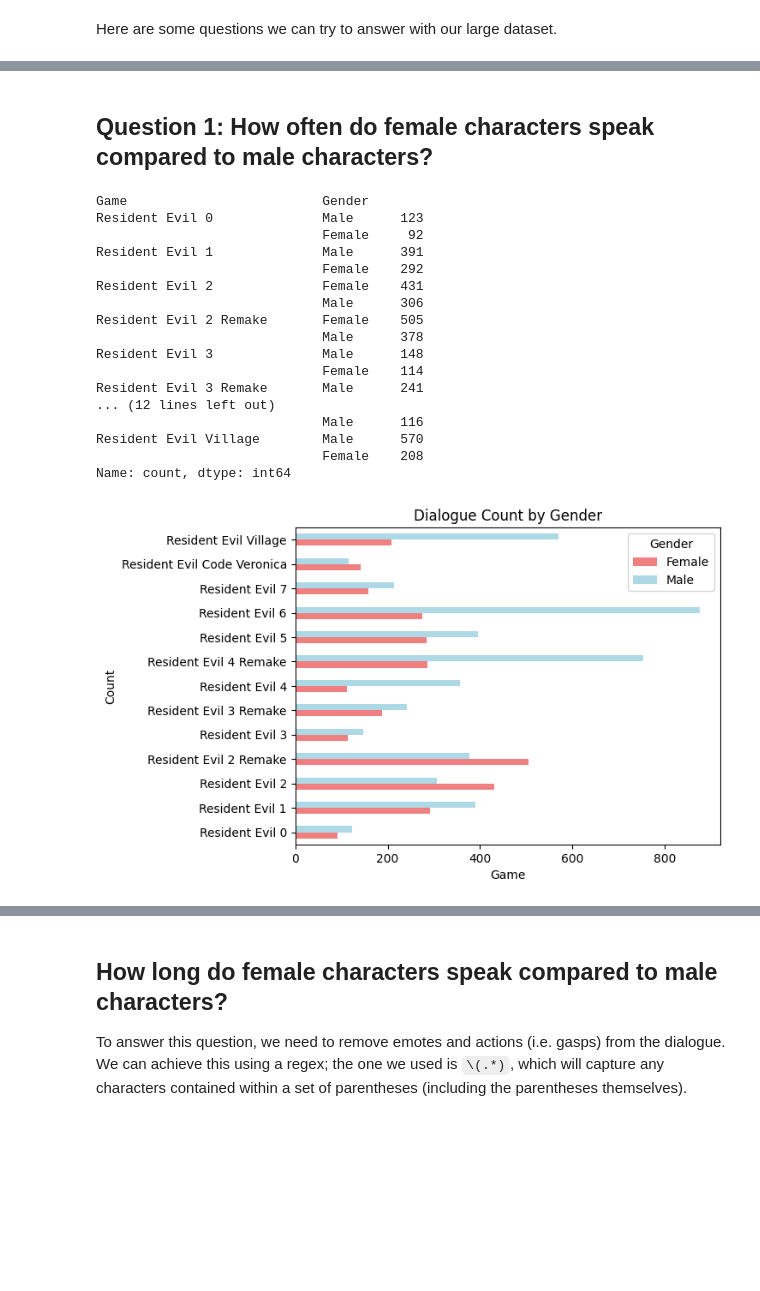
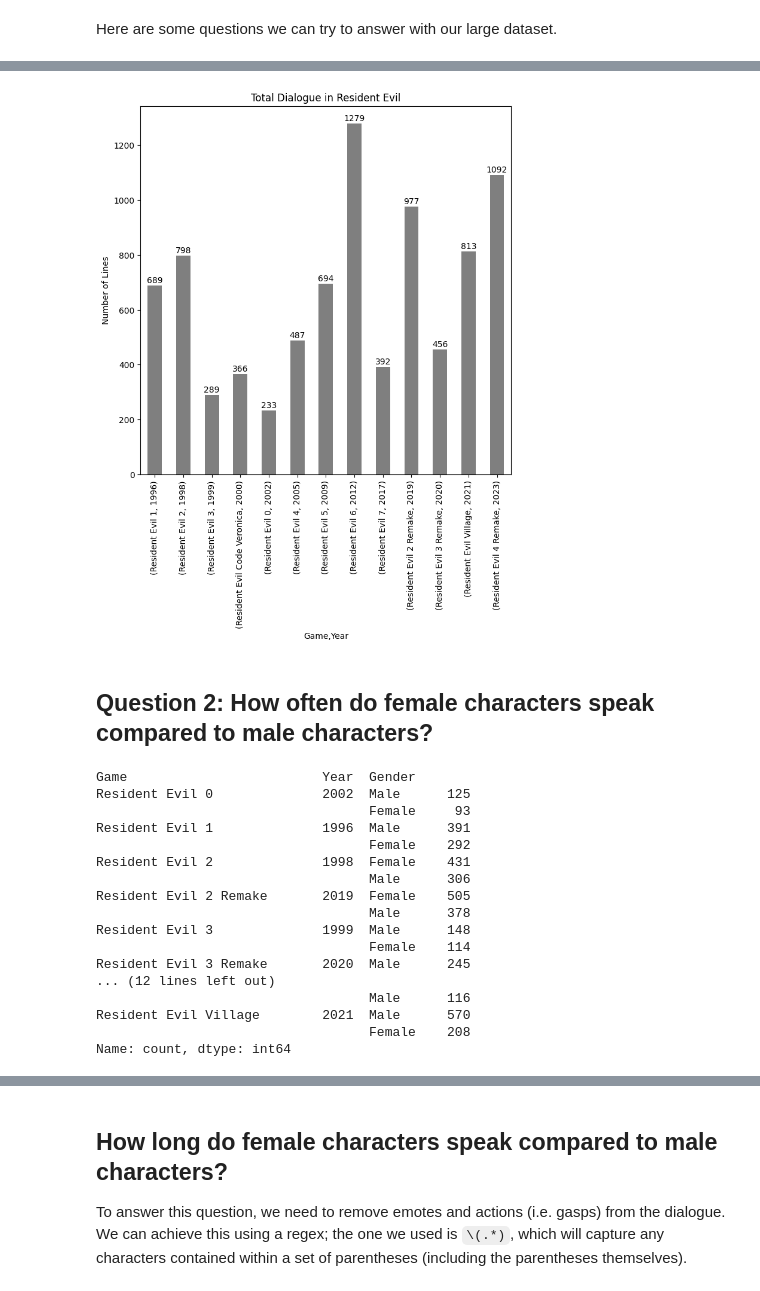
Before and after one commit to something999/is-278-resident-evil-data-viz, a Jupyter notebook: re-all-data/RE_Data_Analysis.ipynb, the cells around one changed output, grey strips where cells are left out. Cells and saved outputs as stored; diff of their text form; code cells hidden in the pictures; blank space fills up the shorter version.

```diff
--- a/re-all-data/RE_Data_Analysis.ipynb
+++ b/re-all-data/RE_Data_Analysis.ipynb
@@ -78,0 +82,3 @@ Here are some questions we can try to answer with our large dataset.
+# %%
+re_dialogue_counts = re_data.groupby(['Game', 'Year'])['Line'].count()
+re_dialogue_counts
@@ -79,37 +101,44 @@ Here are some questions we can try to answer with our large dataset.
+# %%
+import matplotlib.pyplot as plt
+
+# Create the visualization (bar chart)
+fig, ax = plt.subplots(figsize=(8, 8))
+ax.set_title('Total Dialogue in Resident Evil')
+ax.set_xlabel('Game')
+ax.set_ylabel('Number of Lines')
+
+# Plot the data
+re_dialogue_counts = re_dialogue_counts.sort_index(level='Year')
+ax = re_dialogue_counts.plot(kind = 'bar', color = ['#7F7F7F'])
+# Annotate the data
+for patch in ax.patches:
+    ax.annotate(f'{patch.get_height()}', (patch.get_x() + patch.get_width() / 2,
+                                          patch.get_height() + 10), ha = 'center')
+
+plt.show()
+# %% [output]
+[figure, added]
 # %% [markdown]
-## **Question 1: How often do female characters speak compared to male characters?**
+## **Question 2: How often do female characters speak compared to male characters?**
 # %%
 # Count the frequencies within the dataset
-re_gender_counts = re_data.groupby('Game')['Gender'].value_counts()
+re_gender_counts = re_data.groupby(['Game', 'Year'])['Gender'].value_counts()
 re_gender_counts
 # %% [output]
-Game                         Gender
-Resident Evil 0              Male      123
-                             Female     92
-Resident Evil 1              Male      391
-                             Female    292
-Resident Evil 2              Female    431
-                             Male      306
-Resident Evil 2 Remake       Female    505
-                             Male      378
-Resident Evil 3              Male      148
-                             Female    114
-Resident Evil 3 Remake       Male      241
+Game                         Year  Gender
+Resident Evil 0              2002  Male      125
+                                   Female     93
+Resident Evil 1              1996  Male      391
+                                   Female    292
+Resident Evil 2              1998  Female    431
+                                   Male      306
+Resident Evil 2 Remake       2019  Female    505
+                                   Male      378
+Resident Evil 3              1999  Male      148
+                                   Female    114
+Resident Evil 3 Remake       2020  Male      245
 ... (12 lines left out)
-                             Male      116
-Resident Evil Village        Male      570
-                             Female    208
+                                   Male      116
+Resident Evil Village        2021  Male      570
+                                   Female    208
 Name: count, dtype: int64
-# %%
-import matplotlib.pyplot as plt
-
-gender_counts_pivot = re_gender_counts.unstack(fill_value = 0)
-gender_counts_pivot.plot(kind = 'barh', stacked = False,
-                         color = ['LightCoral', 'LightBlue'])
-
-plt.title('Dialogue Count by Gender')
-plt.xlabel('Game')
-plt.ylabel('Count')
-plt.show()
-# %% [output]
-[figure, removed]
```
Also changed, not shown: parts of 20 cells of this notebook, 15 other files.
